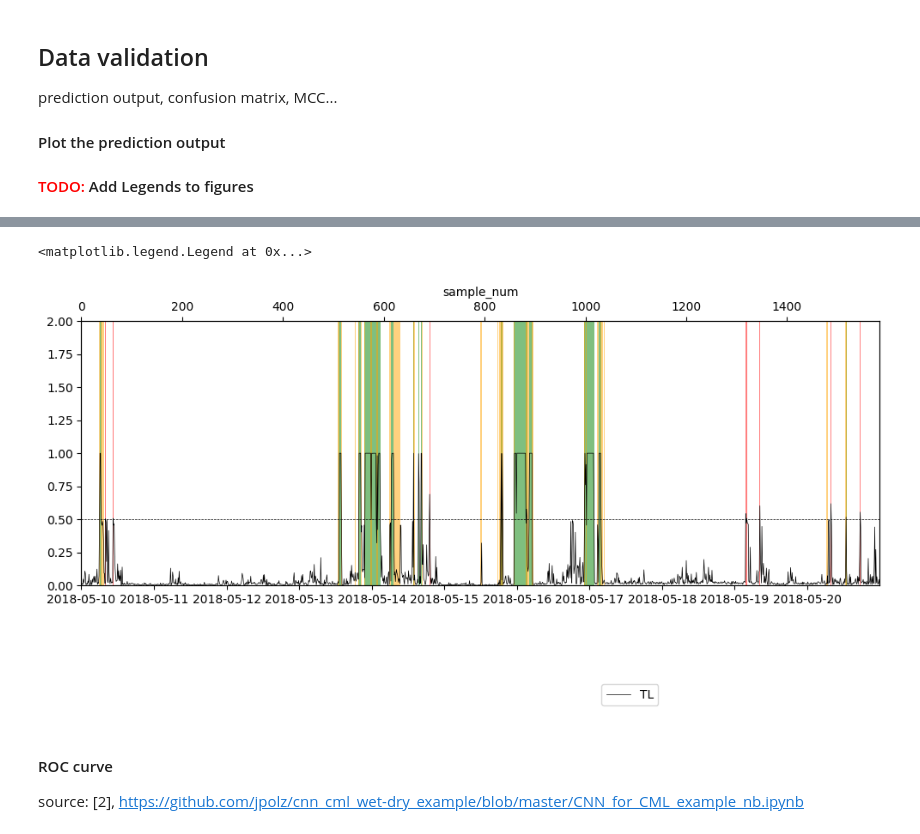
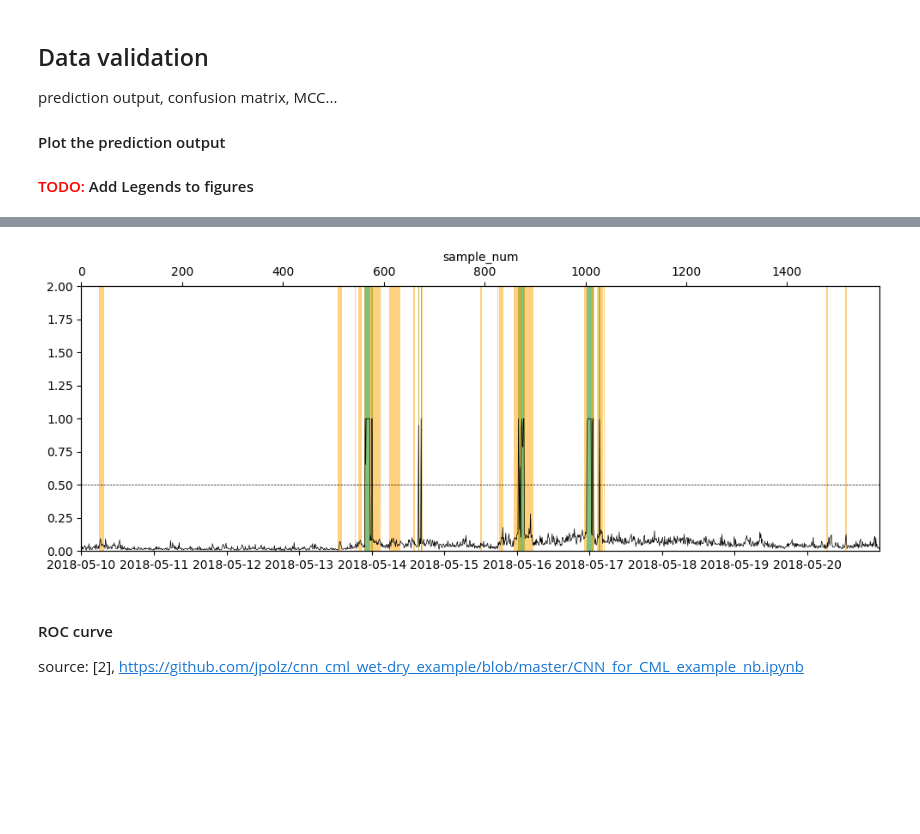
Before and after one commit to xkalet07/cml_wd_telcosense, a Jupyter notebook: 02_train_full_dataset.ipynb, the cells around one changed output, grey strips where cells are left out. Saved outputs shown, nothing was run; the diff lists cells and outputs as text; code cells hidden in the pictures; blank space fills up the shorter version.

Commit message:
improved 5 cmls learning

```diff
--- a/02_train_full_dataset.ipynb
+++ b/02_train_full_dataset.ipynb
@@ -173,6 +173,8 @@ ds = xr.Dataset({
 "Subtracting the median of all available data from the preceding 72h from each time step."[2]
 
 Method: divide all trsl points with the median value for specified channell
+# %%
+ds = ds.reset_coords(['trsl_st'], drop=True)
 # %%
 # Calculate median and divide trsl for both channels
 #median_tot = ds.trsl.median(axis=(1,2), skipna=True)
@@ -180,7 +182,14 @@ Method: divide all trsl points with the median value for specified channell
 
 # Init. ds variable
 ds['trsl_st'] = ds.trsl
+
 # Standardising to 0-1 fullscale
 for i in range(num_cmls):
-    mx = ds.trsl[i].max(skipna=True)-ds.trsl[i].min(skipna=True)
-    ds['trsl_st'][i] = (ds.trsl[i]-ds.trsl.min(skipna=True)) / mx
+    ds['trsl_st'][i] = (ds.trsl[i] - ds.trsl[i].min(skipna=True)) / (ds.trsl[i].max(skipna=True) - ds.trsl[i].min(skipna=True))
+# %%
+# select one cml:
+
+# setup figure
+fig, axs = plt.subplots(1, 1, sharex=True, figsize=(12,4))
+
+axs.plot(ds.trsl_st.isel(cml_id=1,channel_id=1).values.reshape(-1))
@@ -234,8 +246,8 @@ optimizer = torch.optim.AdamW(model.parameters(), lr=0.0001)
 
 # try lower training rate and no dropout
 # %%
-epochs = 150    # experimentally max epochs: 30, overfitting around 15
-resume = 100     # continue learning at epoch xx
+epochs = 100    # experimentally max epochs: 30, overfitting around 15
+resume = 60     # continue learning at epoch xx
 # Low epochs make cnn output low? around 0.5 max
 # %%
 if resume == 0:
@@ -358,37 +370,34 @@ ds.cnn_out.plot.line(x='sample_num', ax=ax2, label = 'TL',color='black', lw=0.5)
 ax2.axhline(cnn_wd_threshold, color='black', linestyle='--', lw=0.5)
 
 # GREEN: plot true cnn predicted wet/dry areas
 # tip from stack ovefrolw: https://stackoverflow.com/questions/44632903/setting-multiple-axvspan-labels-as-one-element-in-legend
 wet_start = np.roll(ds.true_wet, -1) & ~ds.true_wet
 wet_end = np.roll(ds.true_wet, 1) & ~ds.true_wet
 for wet_start_i, wet_end_i in zip(
     wet_start.values.nonzero()[0],
     wet_end.values.nonzero()[0],
 ):
     ax2.axvspan(ds.sample_num.values[wet_start_i], ds.sample_num.values[wet_end_i], color='g', alpha=0.5, linewidth=0, label='_'*wet_start_i+'true wet')
 
 # RED: plot false alarms
 wet_start = np.roll(ds.false_alarm, -1) & ~ds.false_alarm
 wet_end = np.roll(ds.false_alarm, 1) & ~ds.false_alarm
 for wet_start_i, wet_end_i in zip(
     wet_start.values.nonzero()[0],
     wet_end.values.nonzero()[0],
 ):
     ax2.axvspan(ds.sample_num.values[wet_start_i], ds.sample_num.values[wet_end_i], color='r', alpha=0.5, linewidth=0, label='_'*wet_start_i+'false alarm')
 
 # ORANGE: plot missed wet
 wet_start = np.roll(ds.missed_wet, -1) & ~ds.missed_wet
 wet_end = np.roll(ds.missed_wet, 1) & ~ds.missed_wet
 for wet_start_i, wet_end_i in zip(
     wet_start.values.nonzero()[0],
     wet_end.values.nonzero()[0],
 ):
     ax2.axvspan(ds.sample_num.values[wet_start_i], ds.sample_num.values[wet_end_i], color='orange', alpha=0.5, linewidth=0, label='_'*wet_start_i+'missed wet')
-
-ax2.legend(bbox_to_anchor=(0.73,-0.35), ncol=3)
 # %% [output]
-<matplotlib.legend.Legend at 0x...>
-[figure, old version]
+[figure, new version]
 # %% [markdown]
 #### ROC curve
 
```
Also changed, not shown: parts of 6 cells of this notebook.
